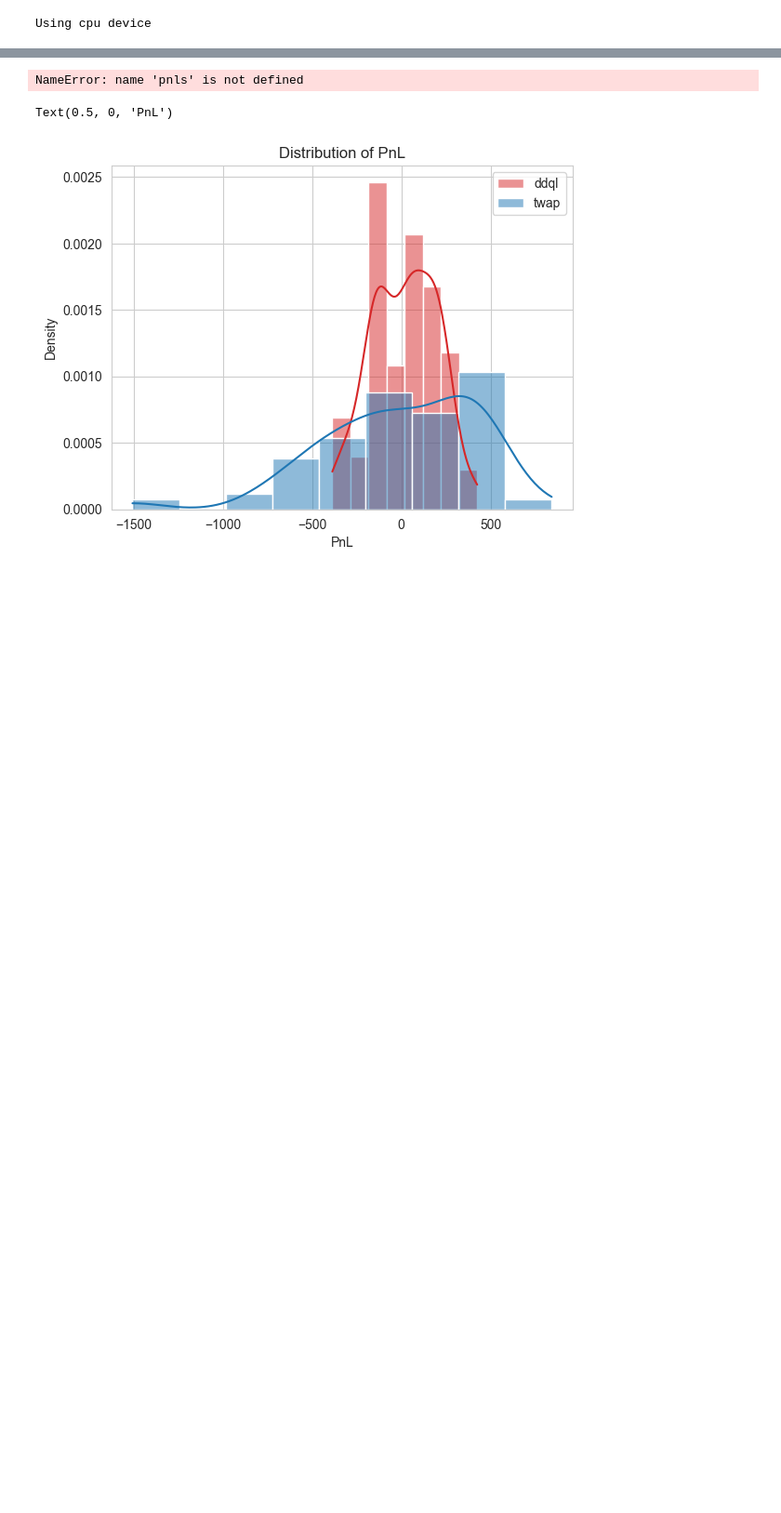
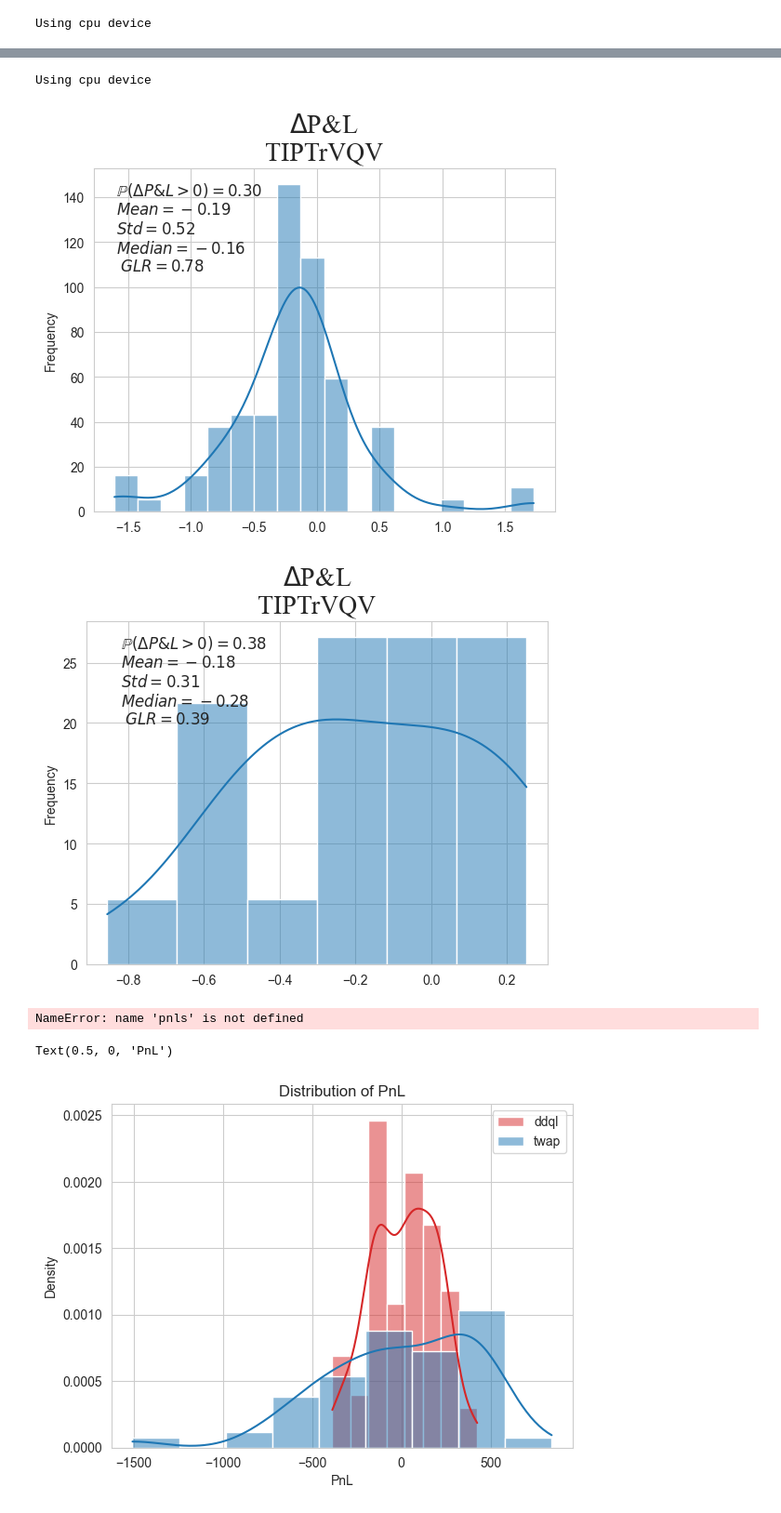
Before and after one commit to g0bel1n/DDQL-optimal-execution, a Jupyter notebook: notebooks/draft.ipynb, the cells around one changed output, grey strips where cells are left out. Shown at 93% size. Drawn from its saved outputs; the diff is of its cells as text; code cells hidden in the pictures; blank space fills up the shorter version.

```diff
--- a/notebooks/draft.ipynb
+++ b/notebooks/draft.ipynb
@@ -100,3 +83,76 @@ plt.savefig(title.replace("\n", "_").replace("$", "").replace("\\", "").replace(
+# %%
+for QV in [True, ]:
+    for Volume in [True, ]:
+        env = MarketEnvironnement(initial_inventory=500, multi_episodes=True, QV=QV, Volume=Volume, data_path='../data/train')
+        agent = DDQL(state_size=env.state_size, initial_budget=env.initial_inventory, horizon=env.horizon)
+        trainer = Trainer(agent, env, capacity=10000)
+        trainer.fill_exp_replay(max_steps=10000)
+        trainer.pretrain(max_steps=100, batch_size=128)
+        trainer.agent.greediness = 0.9
+        trainer.train(max_steps=1000, batch_size=128)
+
+
+
+        #test the agent
+        for data_path in ['train', 'test']:
+            test_env = MarketEnvironnement(initial_inventory=500, multi_episodes=True, QV=QV, Volume=Volume, data_path=f'../data/{data_path}')
+
+            twap = TWAP(initial_budget=test_env.initial_inventory, horizon=test_env.horizon)
+
+            pnl_twap = []
+            pnl_ddql = []
+
+
+            n_episodes = min(len(test_env.historical_data_series), 100)
+
+            random_ep = np.random.choice(np.arange(n_episodes), size=n_episodes, replace=True)
+
+            for ep in random_ep:
+                test_env.swap_episode(ep)
+                _pnl_twap = [0]
+                while not test_env.done:
+                    current_state = test_env.state.copy()
+                    action = twap(current_state)
+                    _ = test_env.step(action)
+
+                pnl_twap.append(test_env.pnl_for_episode + [test_env.state['Price']*test_env.state['inventory'] - test_env.quadratic_penalty_coefficient*(test_env.state['inventory']/test_env.initial_inventory)**2 / test_env.horizon])
+
+                test_env.reset()
+
+                _pnl_ddql = [0]
+                while not test_env.done:
+                    current_state = test_env.state.copy()
+                    action = trainer.agent(current_state)
+                    _ = test_env.step(action)
+                pnl_ddql.append(test_env.pnl_for_episode + [test_env.state['Price']*test_env.state['inventory'] - test_env.quadratic_penalty_coefficient*(test_env.state['inventory']/test_env.initial_inventory)**2 / test_env.horizon])
+
+            pnl_ddql, pnl_twap = np.array(pnl_ddql), np.array(pnl_twap)
+
+            pnl_ddql_sum = pnl_ddql.sum(axis=1)
+            pnl_twap_sum = pnl_twap.sum(axis=1)
+
+            delta_pnl = (pnl_ddql_sum - pnl_twap_sum)/ pnl_twap_sum
+
+            GLR = - delta_pnl[delta_pnl > 0].mean()/  delta_pnl[delta_pnl < 0].mean()
+
+            prob_win = np.bincount(delta_pnl > 0)[1] / len(delta_pnl)
+            sns.histplot(delta_pnl, kde=True, stat='frequency')
+            #change font$
+
+            title = "\n".join([r'$\Delta$P&L', 'TIPTr' + 'V'*Volume+'QV'*QV])
+            plt.title(title, fontdict={'fontfamily': 'times new roman'}, x=0.5, y=1, fontsize=20)
+            x, y = plt.xlim()[0]*.9, plt.ylim()[1] * .7
+            plt.text(x=x, y=y, s="\n".join([r'$\mathbb{P}(\Delta{P&L}'+r'>0 ) = {:.2f}$'.format(prob_win) ,
+                        r'$Mean = {:.2f}$'.format(delta_pnl.mean()), r'$Std = {:.2f}$'.format(delta_pnl.std()), r'$Median = {:.2f}$'.format(np.median(delta_pnl)), r' $GLR = {:.2f}$'.format(GLR)]), fontsize=12, fontdict={'fontfamily': 'times new roman'})
+
+            #save with ransparent background
+
+            plt.savefig(title.replace("\n", "_").replace("$", "").replace("\\", "").replace("&", "n") +f'_{data_path}.png', dpi=300, bbox_inches='tight',transparent=True)
+            plt.show()
+# %% [output]
+Using cpu device
+[figure, added]
+[figure, added]
 # %%
 confidence_level = .95
 
```
Also changed, not shown: parts of 2 cells of this notebook, 12 other files.
